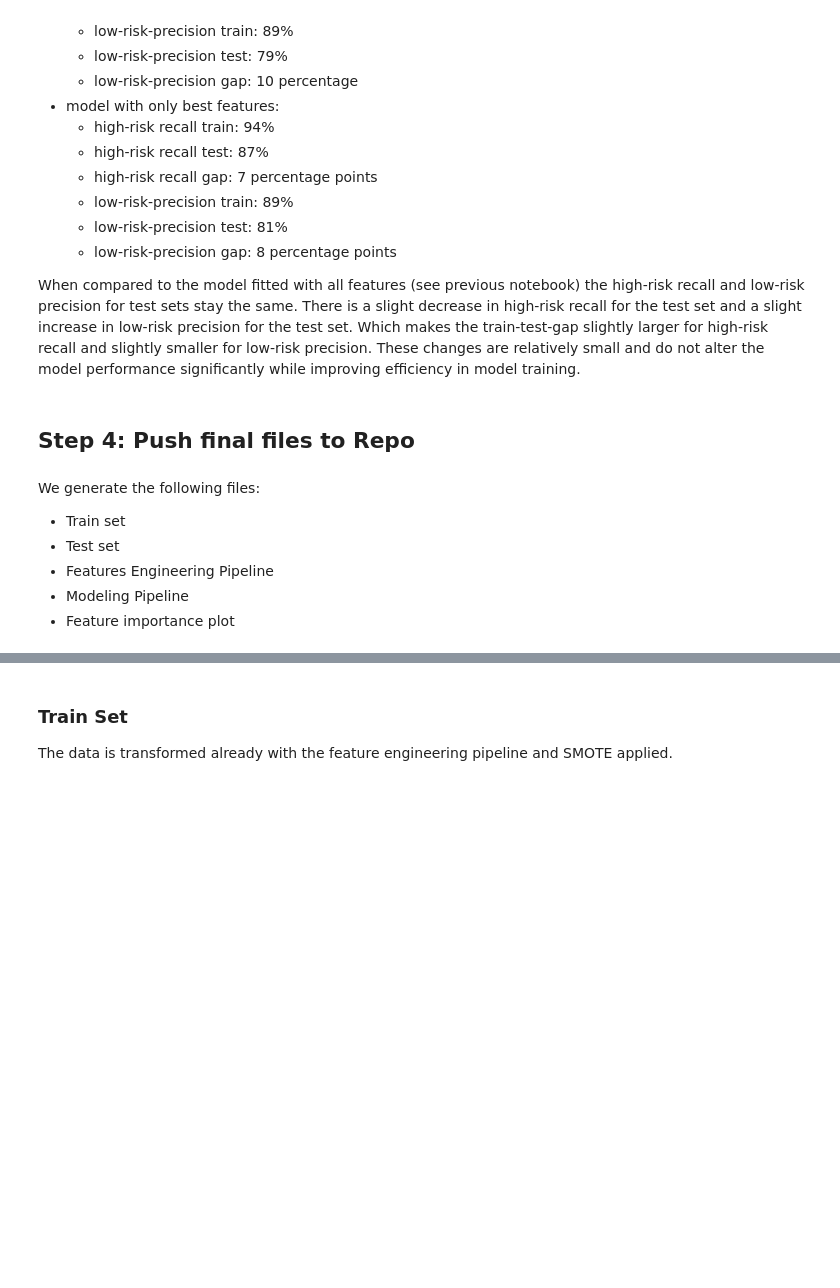
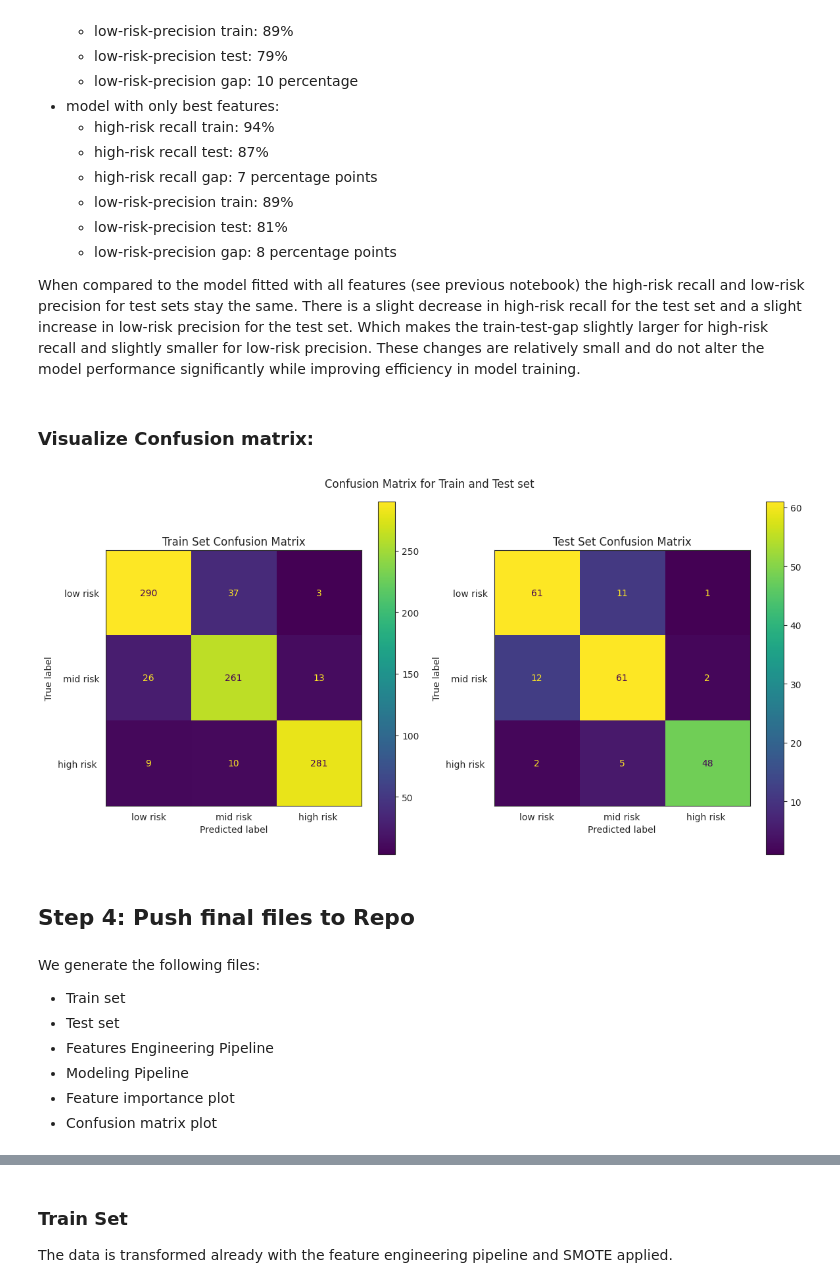
Before and after one commit to theresaabl/ML-maternal-health-risk, a Jupyter notebook: jupyter_notebooks/07-ModellingAndEvaluation-ClassificationB.ipynb, the cells around one changed output, grey strips where cells are left out. Cells and saved outputs as stored; diff of their text form; code cells hidden in the pictures; blank space fills up the shorter version.

Commit message:
Save confusion matrix plot, add folders to slugignore

```diff
--- a/jupyter_notebooks/07-ModellingAndEvaluation-ClassificationB.ipynb
+++ b/jupyter_notebooks/07-ModellingAndEvaluation-ClassificationB.ipynb
@@ -586,6 +581,34 @@ Comparison:
   * low-risk-precision gap: 8 percentage points
 
 When compared to the model fitted with all features (see previous notebook) the high-risk recall and low-risk precision for test sets stay the same. There is a slight decrease in high-risk recall for the test set and a slight increase in low-risk precision for the test set. Which makes the train-test-gap slightly larger for high-risk recall and slightly smaller for low-risk precision. These changes are relatively small and do not alter the model performance significantly while improving efficiency in model training.
+# %% [markdown]
+### Visualize Confusion matrix:
+# %%
+sns.set_style("white")
+predictions_train = pipeline_clf.predict(X_train)
+predictions_test = pipeline_clf.predict(X_test)
+cm_train = confusion_matrix(y_train, predictions_train, labels=pipeline_clf.classes_)
+cm_test = confusion_matrix(y_test, predictions_test, labels=pipeline_clf.classes_)
+
+
+fig_cm, axes = plt.subplots(1, 2, figsize=(12, 6))
+fig_cm.suptitle("Confusion Matrix for Train and Test set")
+
+# Recall subplot
+
+disp_train = ConfusionMatrixDisplay(confusion_matrix=cm_train, display_labels=["low risk", "mid risk", "high risk "])
+disp_train.plot(ax=axes[0], values_format='d')
+axes[0].set_title("Train Set Confusion Matrix")
+
+
+disp_test = ConfusionMatrixDisplay(confusion_matrix=cm_test, display_labels=["low risk", "mid risk", "high risk "])
+disp_test.plot(ax=axes[1], values_format='d')
+axes[1].set_title("Test Set Confusion Matrix")
+
+plt.tight_layout()
+plt.show()
+# %% [output]
+[figure, added]
 # %% [markdown]
 ## Step 4: Push final files to Repo
 # %% [markdown]
@@ -596,6 +619,7 @@ We generate the following files:
 * Features Engineering Pipeline
 * Modeling Pipeline
 * Feature importance plot
+* Confusion matrix plot
 # %%
 version = 'v1'
 file_path = f'outputs/ml_pipeline/{version}/best_features'
```
Also changed, not shown: parts of 10 cells of this notebook, 5 other files.
